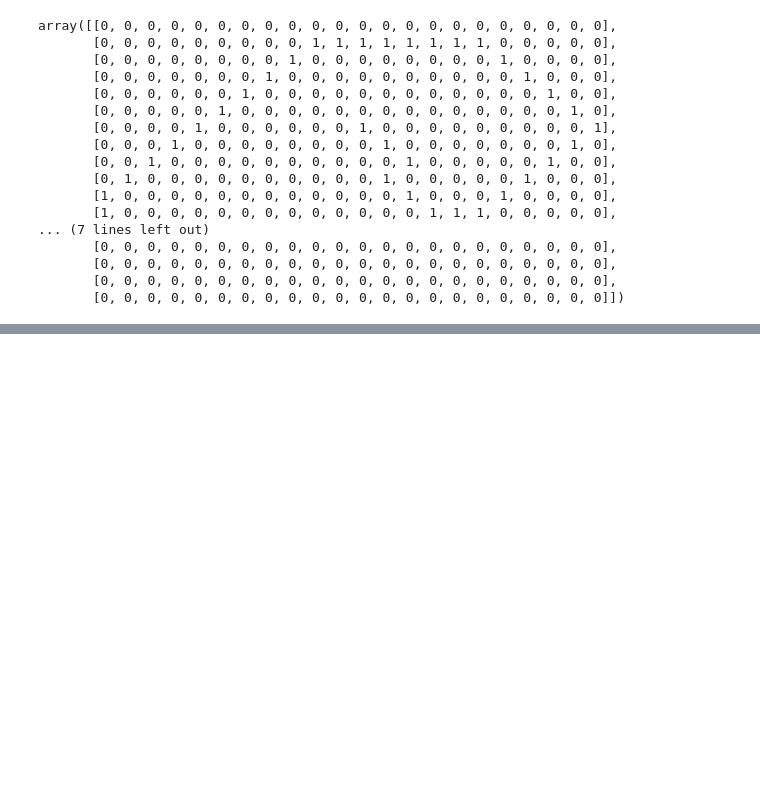
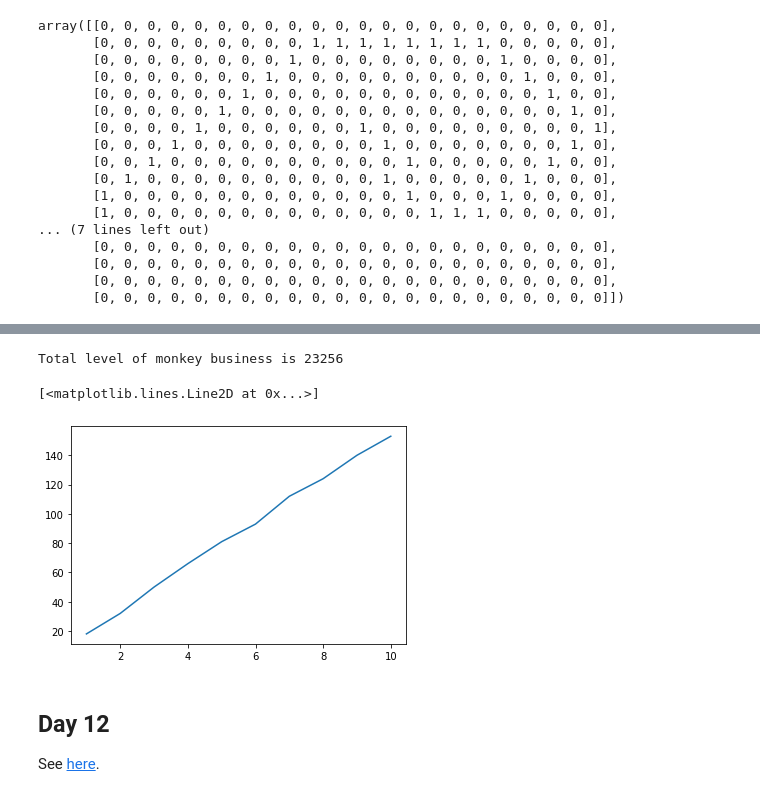
Before and after one commit to mattpitkin/AdventOfCode, a Jupyter notebook: 2022/AdventOfCode2022.ipynb, the cells around one changed output, grey strips where cells are left out. Saved outputs shown, nothing was run; the diff lists cells and outputs as text; code cells hidden in the pictures; blank space fills up the shorter version.

```diff
--- a/2022/AdventOfCode2022.ipynb
+++ b/2022/AdventOfCode2022.ipynb
@@ -698,0 +832,43 @@ array([[0, 0, 0, 0, 0, 0, 0, 0, 0, 0, 0, 0, 0, 0, 0, 0, 0, 0, 0, 0, 0, 0],
+# %%
+def create_monkeys():
+    with open("day11input.txt") as fp:
+        data = fp.read()
+
+    monkeytext = [m.strip().split("\n")[1:] for m in data.split("Monkey")[1:]]
+
+    monkeys = {}
+    for i, monkey in enumerate(monkeytext):
+        monkeys[i] = Monkey(monkey, num=i, worrydivisor=1)
+
+    return monkeys
+
+
+monkeys = create_monkeys()
+
+nrounds = 10
+
+inspections = {monkey: [] for monkey in monkeys}
+
+for i in range(nrounds):
+    for monkey in monkeys:
+        while len(monkeys[monkey].items) > 0:
+            wl, wm = monkeys[monkey].throw_item()
+            monkeys[wm].items.append(wl)
+        inspections[monkey].append(monkeys[monkey].total_inspections)
+
+mb = np.prod(sorted([monkeys[monkey].total_inspections for monkey in monkeys])[-2:])
+
+print(f"Total level of monkey business is {mb}")
+# %% [output]
+Total level of monkey business is 23256
+# %%
+from matplotlib import pyplot as plt
+
+plt.plot(range(1, 11), inspections[7])
+# %% [output]
+[<matplotlib.lines.Line2D at 0x...>]
+[figure, added]
+# %% [markdown]
+## Day 12
+
+See [here](https://adventofcode.com/2022/day/12).
```
Also changed, not shown: parts of 14 cells of this notebook.
